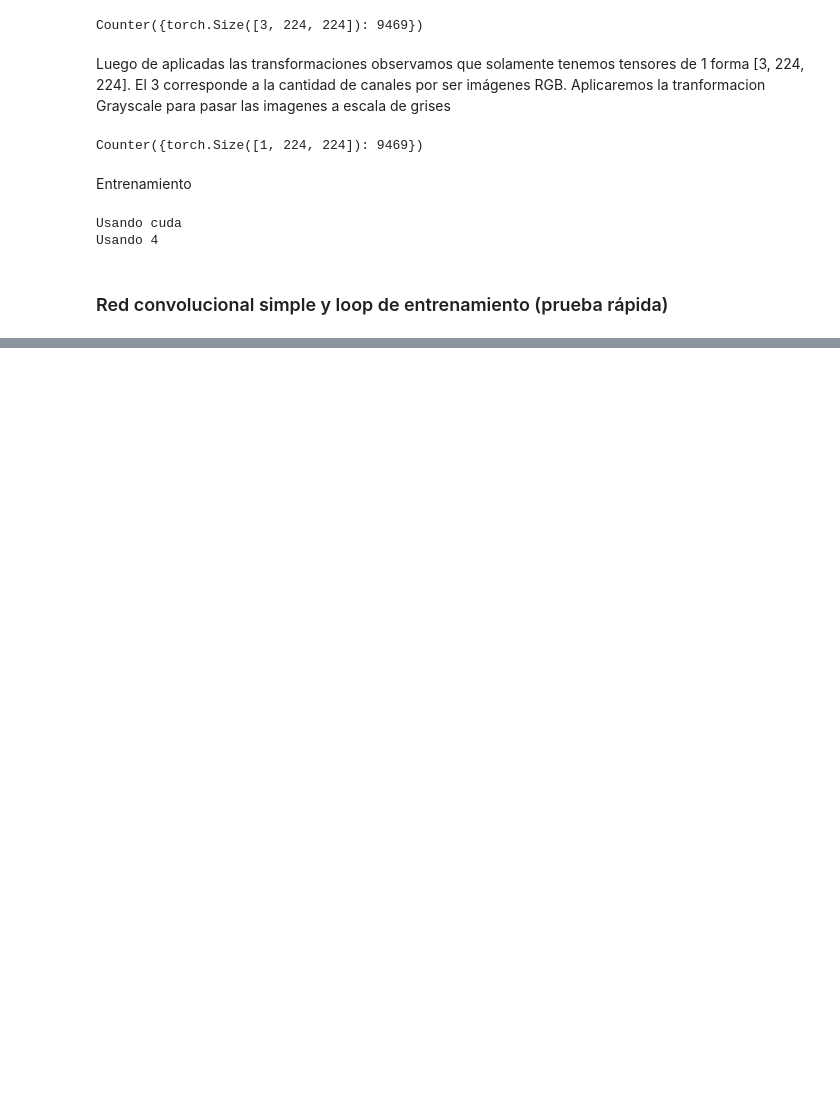
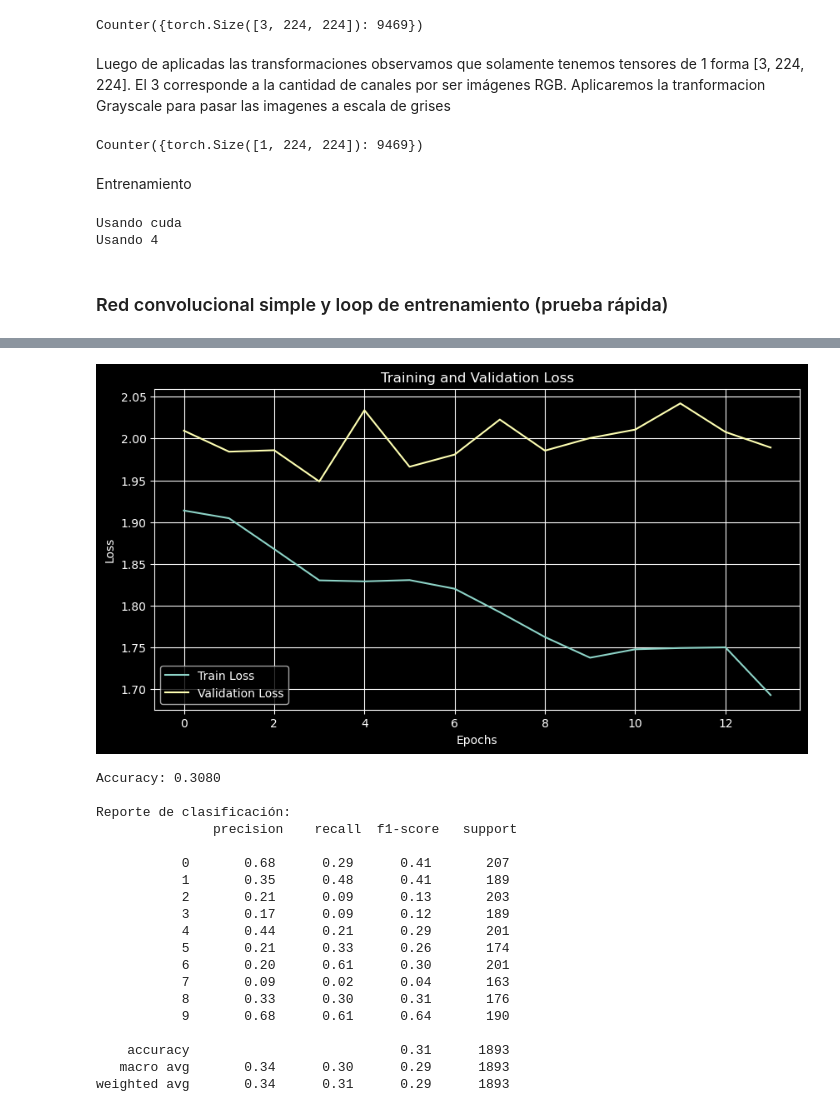
Before and after one commit to joacoguerrae/taller_dl, a Jupyter notebook: tarea_1/exploracion.ipynb, the cells around one changed output, grey strips where cells are left out. Drawn from its saved outputs; the diff is of its cells as text; code cells hidden in the pictures; blank space fills up the shorter version.

```diff
--- a/tarea_1/Tarea_1-letra.ipynb
+++ b/tarea_1/exploracion.ipynb
@@ -300,0 +301,3 @@ if Path('best_model.pt').exists():
+# %%
+model_reg = RegularizedCNN(train_loader.dataset[0][0].shape, nclasses).to(DEVICE)
+print(model_reg)
@@ -300,0 +324,15 @@ if Path('best_model.pt').exists():
+# %%
+criterion_reg = nn.CrossEntropyLoss()
+optimizer_reg = optim.Adam(model_reg.parameters(), lr=1e-3)
+
+train_errors_reg, val_errors_reg = utils.train(
+    model_reg,
+    optimizer=optimizer_reg,
+    criterion=criterion_reg,
+    do_early_stopping=True,
+    patience=10,
+    train_loader=train_loader,
+    val_loader=val_loader,
+    device=DEVICE,
+    epochs=50
+)
@@ -300,0 +355,24 @@ if Path('best_model.pt').exists():
+# %%
+utils.plot_taining(train_errors_reg, val_errors_reg)
+utils.model_calassification_report(model_reg, test_loader, DEVICE, nclasses)
+# %% [output]
+[figure, added]
+Accuracy: 0.3080
+
+Reporte de clasificación:
+               precision    recall  f1-score   support
+
+           0       0.68      0.29      0.41       207
+           1       0.35      0.48      0.41       189
+           2       0.21      0.09      0.13       203
+           3       0.17      0.09      0.12       189
+           4       0.44      0.21      0.29       201
+           5       0.21      0.33      0.26       174
+           6       0.20      0.61      0.30       201
+           7       0.09      0.02      0.04       163
+           8       0.33      0.30      0.31       176
+           9       0.68      0.61      0.64       190
+
+    accuracy                           0.31      1893
+   macro avg       0.34      0.30      0.29      1893
+weighted avg       0.34      0.31      0.29      1893
```
Also changed, not shown: parts of 9 cells of this notebook, 4 other files.
